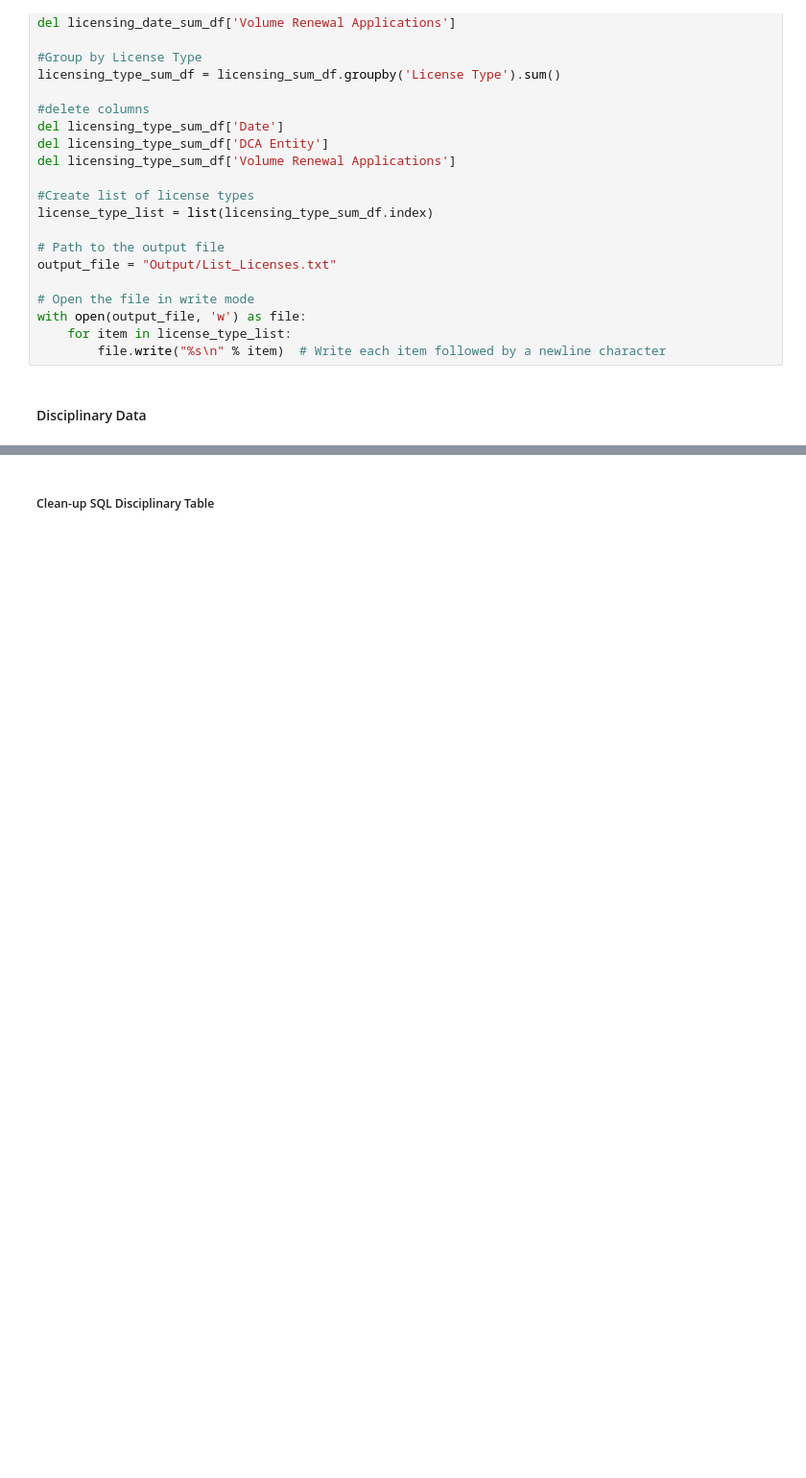
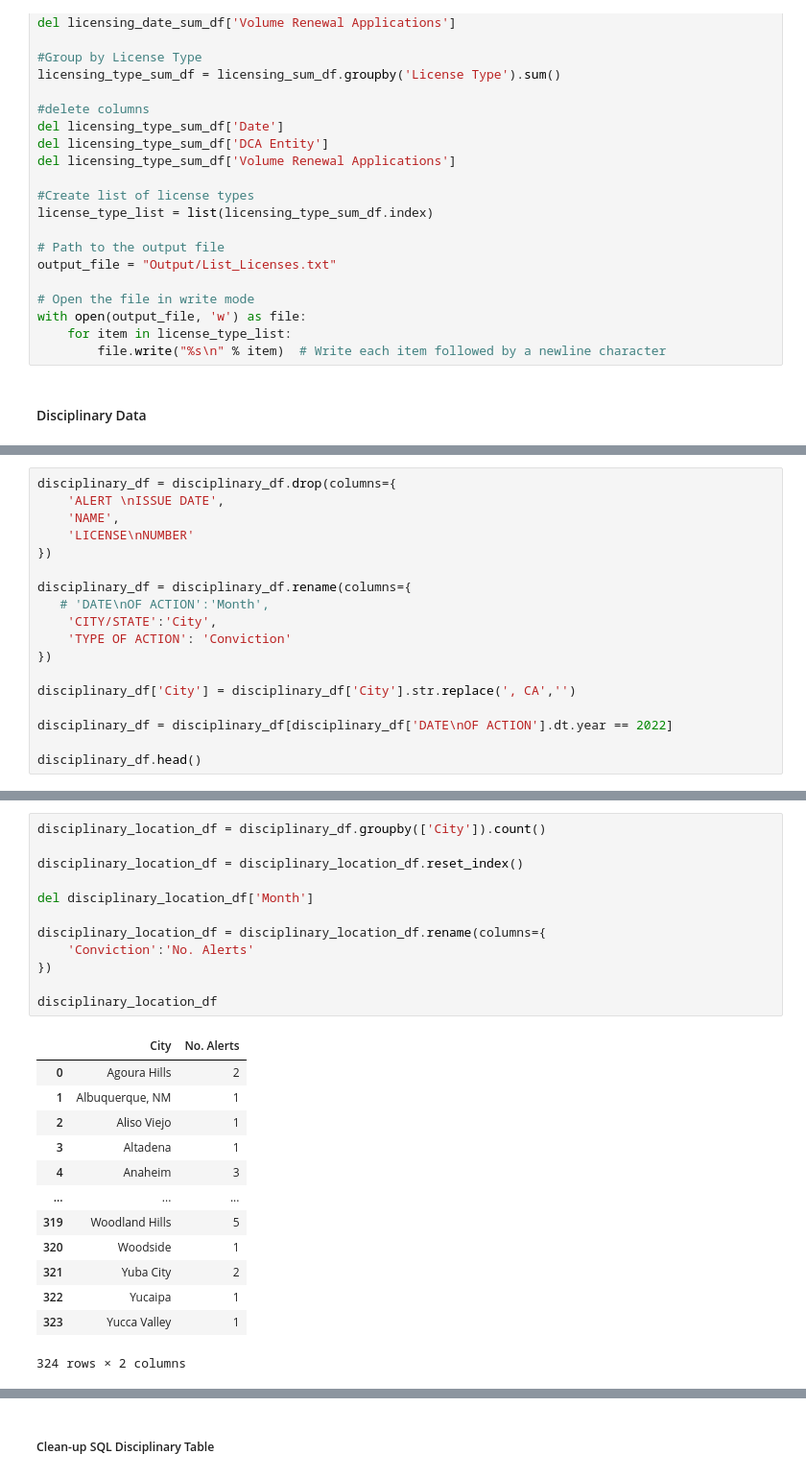
Before and after one commit to lleiva25/California-Medical-Board-2022, a Jupyter notebook: CA Medical Board.ipynb, the cells around one changed output, grey strips where cells are left out. Shown: that part at 96% size. Drawn from its saved outputs; the diff is of its cells as text; blank space fills up the shorter version.

```diff
--- a/CA Medical Board.ipynb
+++ b/CA Medical Board.ipynb
@@ -148,0 +154,18 @@ disciplinary_df
+# %%
+disciplinary_df = disciplinary_df.drop(columns={
+    'ALERT \nISSUE DATE',
+    'NAME',
+    'LICENSE\nNUMBER'
+})
+
+disciplinary_df = disciplinary_df.rename(columns={
+   # 'DATE\nOF ACTION':'Month',
+    'CITY/STATE':'City',
+    'TYPE OF ACTION': 'Conviction'
+})
+
+disciplinary_df['City'] = disciplinary_df['City'].str.replace(', CA','')
+
+disciplinary_df = disciplinary_df[disciplinary_df['DATE\nOF ACTION'].dt.year == 2022]
+
+disciplinary_df.head()
@@ -148,0 +268,26 @@ disciplinary_df
+# %%
+disciplinary_location_df = disciplinary_df.groupby(['City']).count()
+
+disciplinary_location_df = disciplinary_location_df.reset_index()
+
+del disciplinary_location_df['Month']
+
+disciplinary_location_df = disciplinary_location_df.rename(columns={
+    'Conviction':'No. Alerts'
+})
+
+disciplinary_location_df
+# %% [output]
+|  | City | No. Alerts |
+| 0 | Agoura Hills | 2 |
+| 1 | Albuquerque, NM | 1 |
+| 2 | Aliso Viejo | 1 |
+| 3 | Altadena | 1 |
+| 4 | Anaheim | 3 |
+| ... | ... | ... |
+| 319 | Woodland Hills | 5 |
+| 320 | Woodside | 1 |
+| 321 | Yuba City | 2 |
+| 322 | Yucaipa | 1 |
+| 323 | Yucca Valley | 1 |
+324 rows × 2 columns
```
Also changed, not shown: parts of 10 cells of this notebook, 4 other files.
